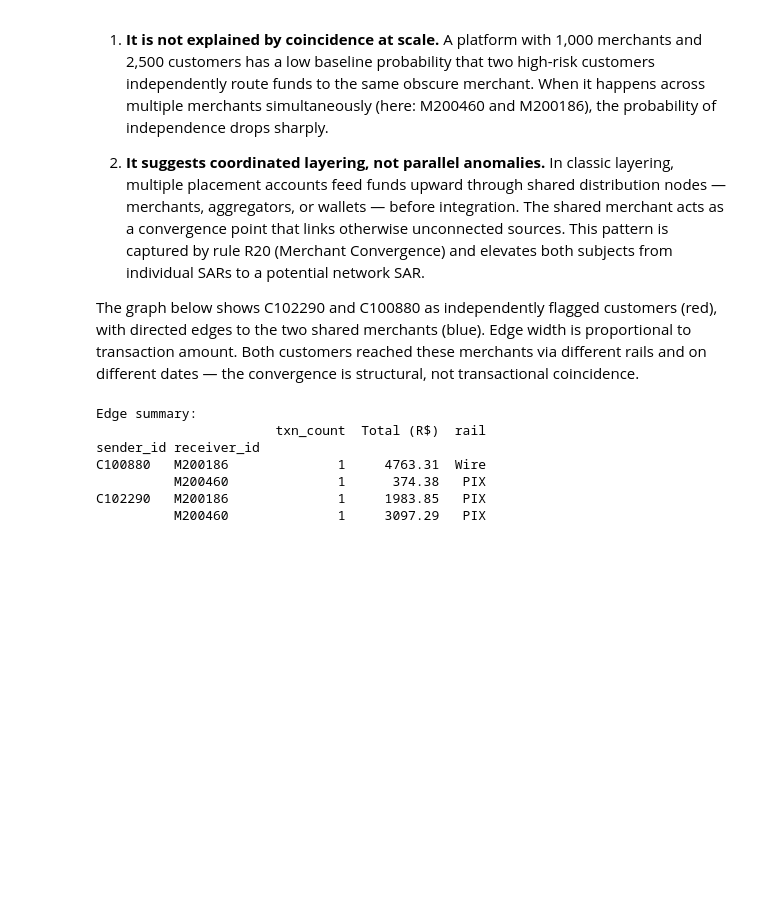
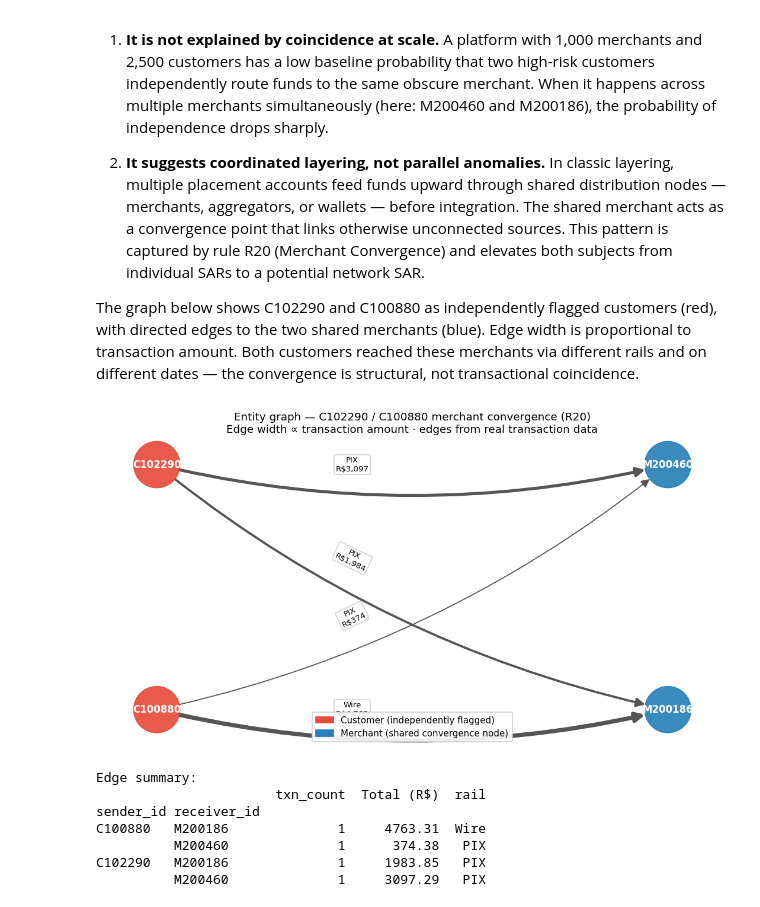
Before and after one commit to ighorj/cw-challenge-private, a Jupyter notebook: notebooks/aml_investigation.ipynb, the cells around one changed output. Saved outputs shown, nothing was run; the diff lists cells and outputs as text; code cells hidden in the pictures; blank space fills up the shorter version.

```diff
--- a/notebooks/aml_investigation.ipynb
+++ b/notebooks/aml_investigation.ipynb
@@ -468,8 +468,12 @@ Merchant convergence occurs when two or more customers who were flagged **indepe
 The graph below shows C102290 and C100880 as independently flagged customers (red), with directed edges to the two shared merchants (blue). Edge width is proportional to transaction amount. Both customers reached these merchants via different rails and on different dates — the convergence is structural, not transactional coincidence.
 # %%
 import networkx as nx
+import matplotlib
+matplotlib.use('Agg')
 import matplotlib.pyplot as plt
 import matplotlib.patches as mpatches
+from IPython.display import display as ipy_display, Image as IpyImage
+import io, base64
 
 # ── Build graph from real transaction data ────────────────────────────────────
 subjects  = ['C102290', 'C100880']
@@ -491,7 +495,6 @@ for _, row in sub_txs.iterrows():
     )
 
 # ── Layout ────────────────────────────────────────────────────────────────────
-# Customers on the left, merchants on the right
 pos = {
     'C102290': (0.0,  0.6),
     'C100880': (0.0, -0.6),
@@ -521,35 +524,41 @@ nx.draw_networkx_edges(
     arrows=True, arrowsize=18,
     connectionstyle='arc3,rad=0.12', ax=ax,
     node_size=2200,
 )
 nx.draw_networkx_edge_labels(
     G, pos, edge_labels=edge_labels,
     font_size=8, label_pos=0.38, ax=ax,
     bbox=dict(boxstyle='round,pad=0.2', fc='white', ec='#cccccc', alpha=0.85),
 )
 
 legend = [
     mpatches.Patch(color='#e74c3c', label='Customer (independently flagged)'),
     mpatches.Patch(color='#2980b9', label='Merchant (shared convergence node)'),
 ]
 ax.legend(handles=legend, loc='lower center', fontsize=9, framealpha=0.9)
-
 ax.set_title(
     'Entity graph — C102290 / C100880 merchant convergence (R20)\n'
     'Edge width ∝ transaction amount · edges from real transaction data',
     fontsize=11,
 )
 ax.axis('off')
 plt.tight_layout()
-plt.show()
+
+# Embed PNG as base64 so it appears in the notebook output
+buf = io.BytesIO()
+fig.savefig(buf, format='png', dpi=120, bbox_inches='tight')
+buf.seek(0)
+ipy_display(IpyImage(data=buf.read(), format='png'))
+plt.close(fig)
 
 print('\nEdge summary:')
 print(sub_txs.groupby(['sender_id', 'receiver_id']).agg(
     txn_count=('amount_brl', 'size'),
     total_brl=('amount_brl', 'sum'),
     rail=('transaction_type', 'first'),
 ).rename(columns={'total_brl': 'Total (R$)'}).to_string())
 # %% [output]
+[figure, added]
 Edge summary:
                        txn_count  Total (R$)  rail
 sender_id receiver_id
```
